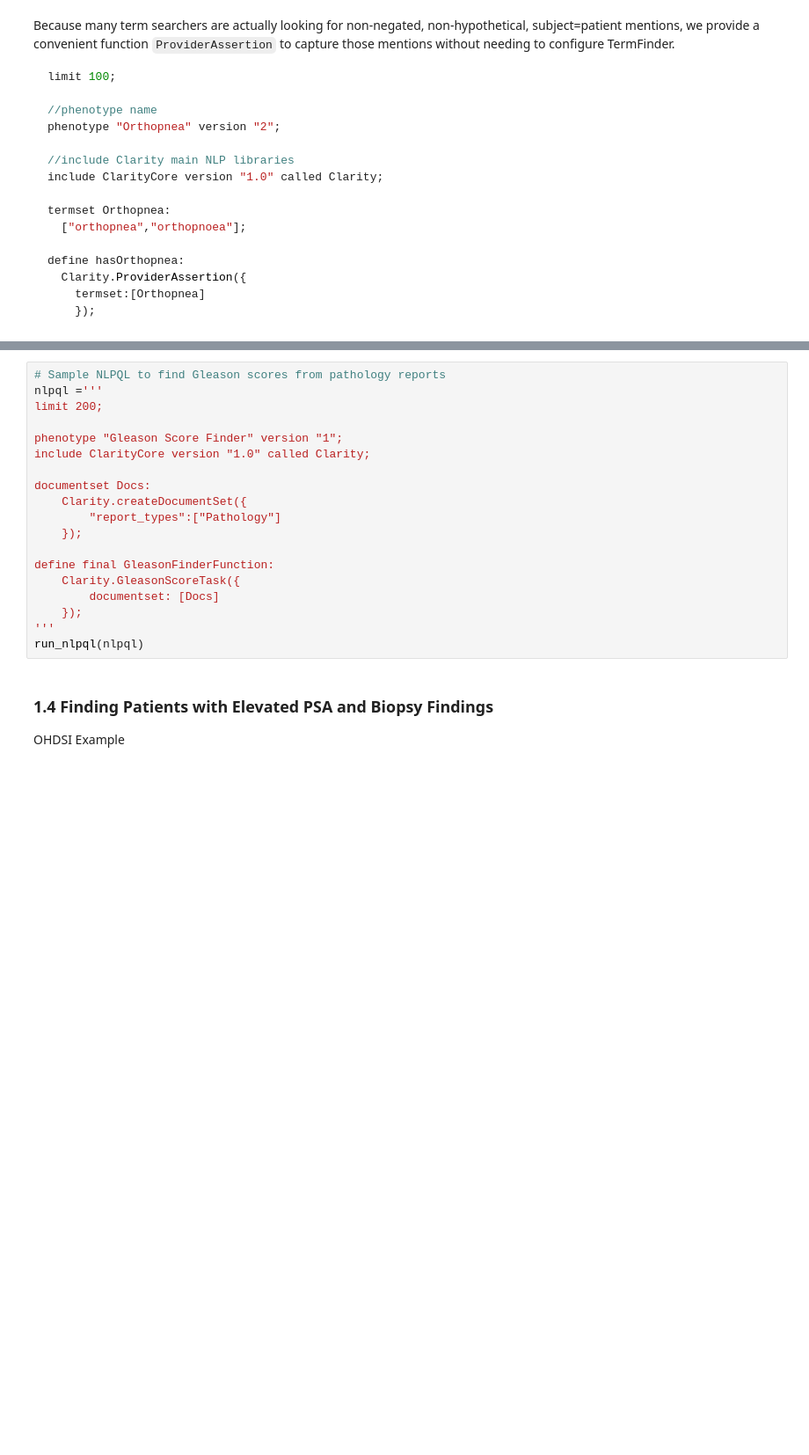
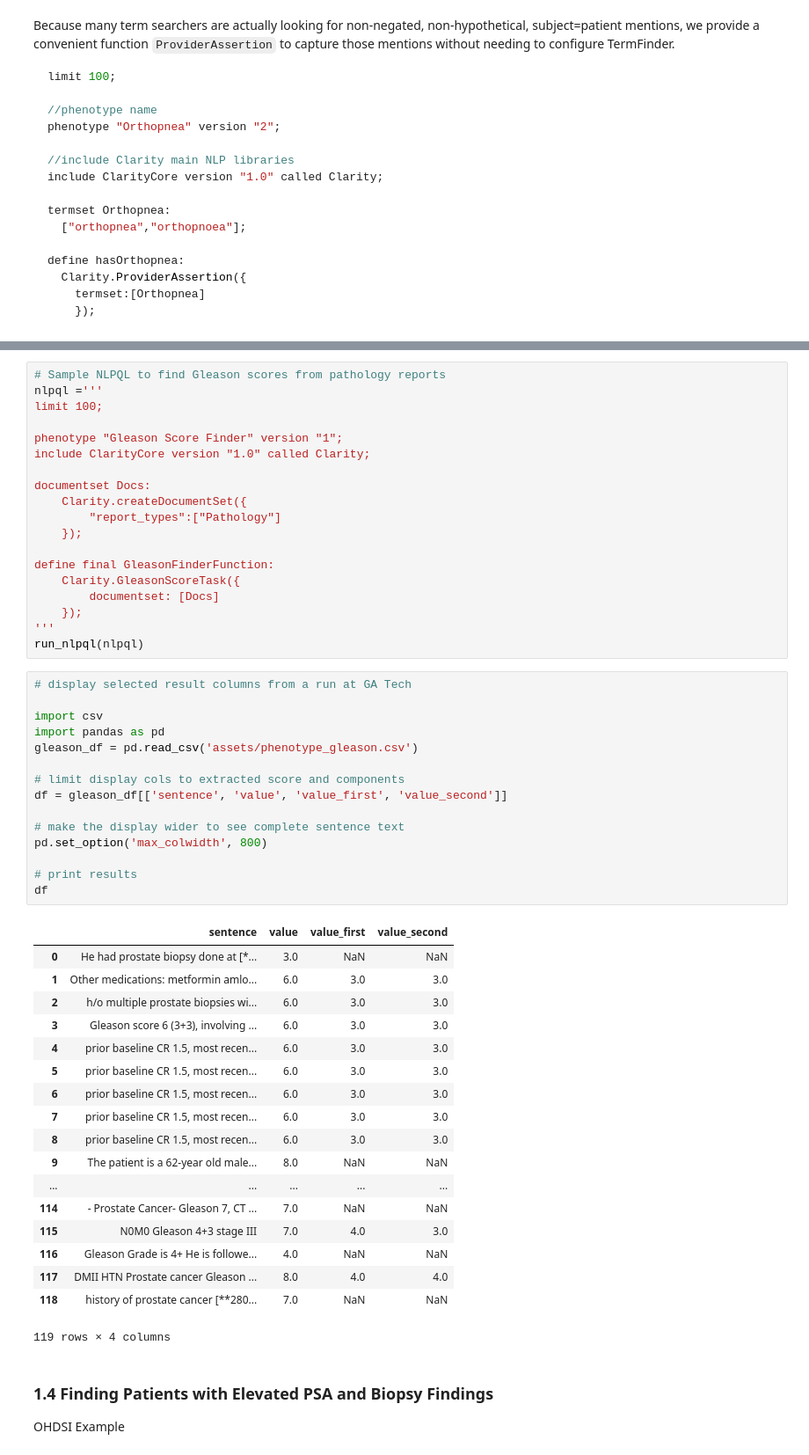
Before and after one commit to ClarityNLP/ClarityNLP, a Jupyter notebook: nlp/notebooks/cooking/Cooking with ClarityNLP - 091218.ipynb, the cells around one changed output, grey strips where cells are left out. Shown at 88% size. Drawn from its saved outputs; the diff is of its cells as text; blank space fills up the shorter version.

Commit message:
more updates to gleason cooking portion of notebook

```diff
--- a/nlp/notebooks/cooking/Cooking with ClarityNLP - 091218.ipynb
+++ b/nlp/notebooks/cooking/Cooking with ClarityNLP - 091218.ipynb
@@ -526,7 +526,7 @@ In the next cell we present a sample NLPQL program to invoke the custom task and
 # %%
 # Sample NLPQL to find Gleason scores from pathology reports
 nlpql ='''
-limit 200;
+limit 100;
 
 phenotype "Gleason Score Finder" version "1";
 include ClarityCore version "1.0" called Clarity;
@@ -542,6 +542,40 @@ define final GleasonFinderFunction:
     });
 '''
 run_nlpql(nlpql)
+# %%
+# display selected result columns from a run at GA Tech
+
+import csv
+import pandas as pd
+gleason_df = pd.read_csv('assets/phenotype_gleason.csv')
+
+# limit display cols to extracted score and components
+df = gleason_df[['sentence', 'value', 'value_first', 'value_second']]
+
+# make the display wider to see complete sentence text
+pd.set_option('max_colwidth', 800)
+
+# print results
+df
+# %% [output]
+|  | sentence | value | value_first | value_second |
+| 0 | He had prostate biopsy done at [*... | 3.0 | NaN | NaN |
+| 1 | Other medications: metformin amlo... | 6.0 | 3.0 | 3.0 |
+| 2 | h/o multiple prostate biopsies wi... | 6.0 | 3.0 | 3.0 |
+| 3 | Gleason score 6 (3+3), involving ... | 6.0 | 3.0 | 3.0 |
+| 4 | prior baseline CR 1.5, most recen... | 6.0 | 3.0 | 3.0 |
+| 5 | prior baseline CR 1.5, most recen... | 6.0 | 3.0 | 3.0 |
+| 6 | prior baseline CR 1.5, most recen... | 6.0 | 3.0 | 3.0 |
+| 7 | prior baseline CR 1.5, most recen... | 6.0 | 3.0 | 3.0 |
+| 8 | prior baseline CR 1.5, most recen... | 6.0 | 3.0 | 3.0 |
+| 9 | The patient is a 62-year old male... | 8.0 | NaN | NaN |
+| ... | ... | ... | ... | ... |
+| 114 | - Prostate Cancer- Gleason 7, CT ... | 7.0 | NaN | NaN |
+| 115 | N0M0 Gleason 4+3 stage III | 7.0 | 4.0 | 3.0 |
+| 116 | Gleason Grade is 4+ He is followe... | 4.0 | NaN | NaN |
+| 117 | DMII HTN Prostate cancer Gleason ... | 8.0 | 4.0 | 4.0 |
+| 118 | history of prostate cancer [**280... | 7.0 | NaN | NaN |
+119 rows × 4 columns
 # %% [markdown]
 ### 1.4 Finding Patients with Elevated PSA and Biopsy Findings
 OHDSI Example
```
Also changed, not shown: parts of 1 cell of this notebook, 1 other file.
